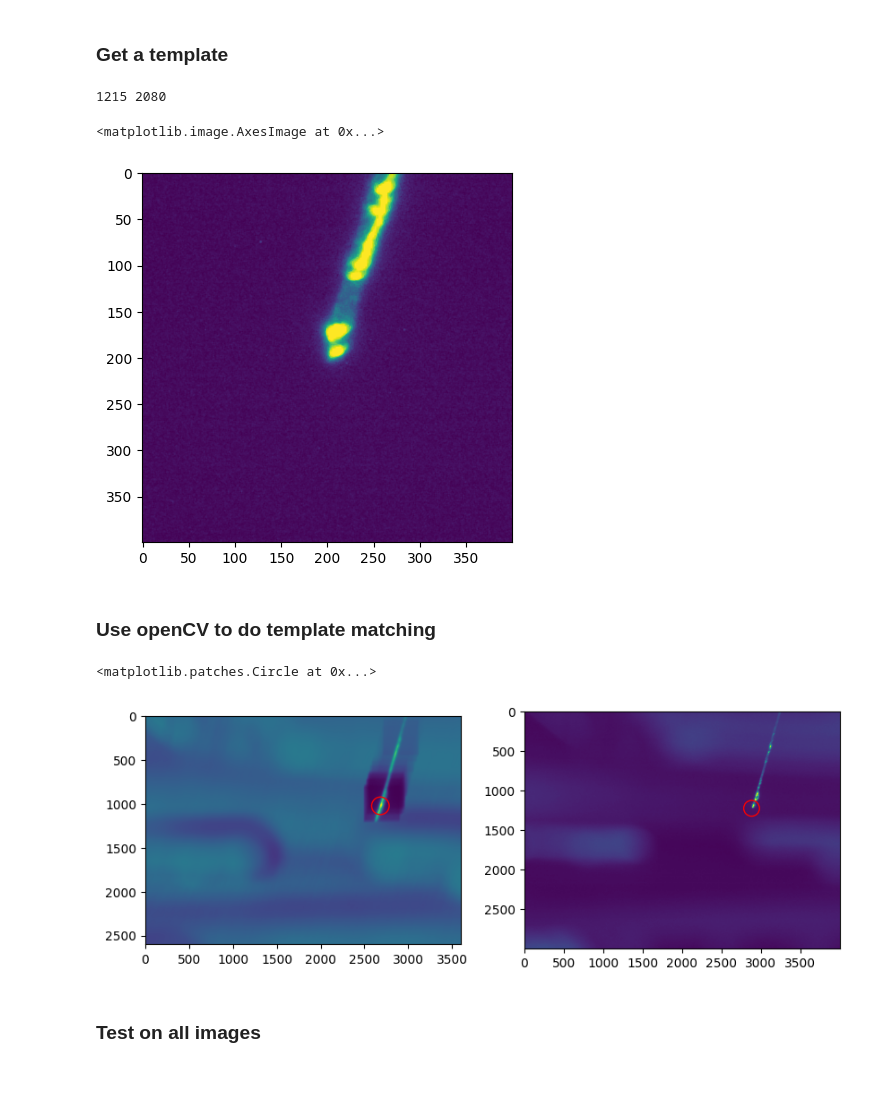
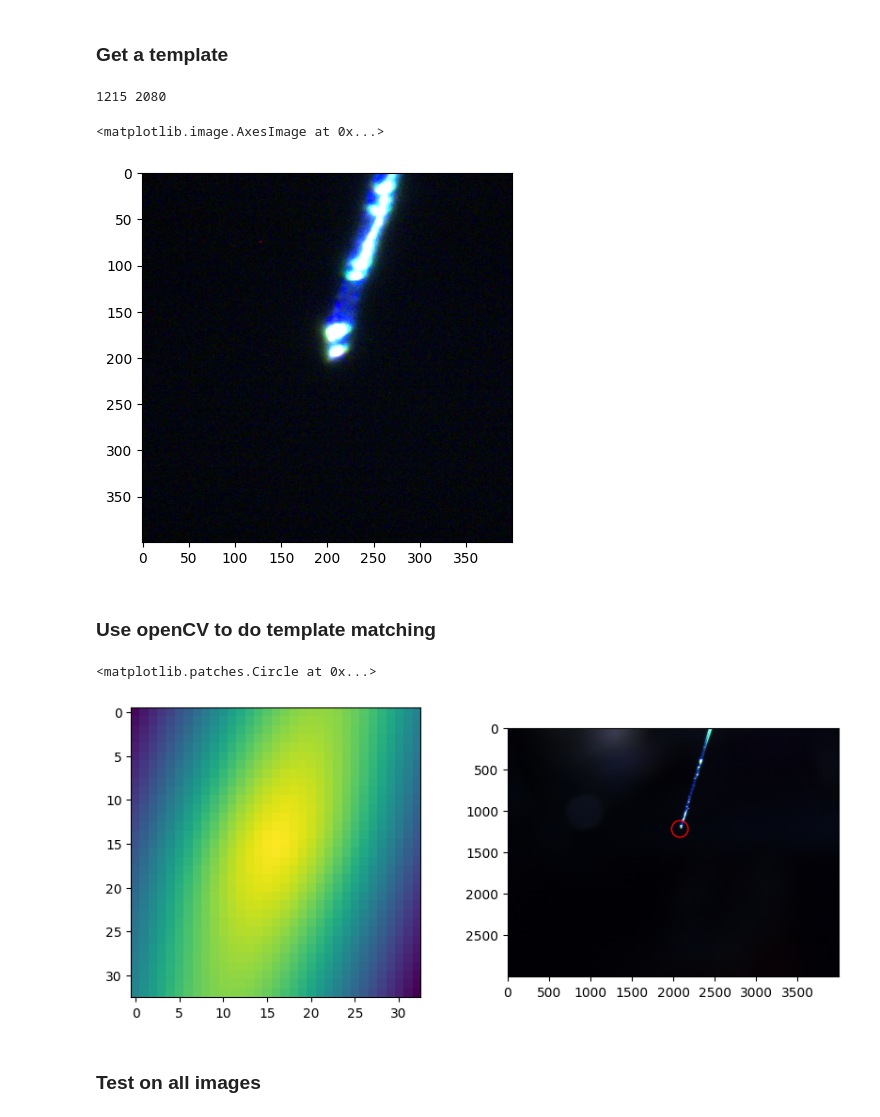
Before and after one commit to chronopoulos/parallax, a Jupyter notebook: tools/tip_detection.ipynb, the cells around one changed output. Drawn from its saved outputs; the diff is of its cells as text; code cells hidden in the pictures; blank space fills up the shorter version.

Commit message:
test fast detection in nb

```diff
--- a/tools/tip_detection.ipynb
+++ b/tools/tip_detection.ipynb
@@ -24,7 +24,7 @@ import matplotlib.pyplot as plt
 img_file = list(meta.keys())[0]
 
 def load_image(filename):
-    return plt.imread(filename).mean(axis=2)
+    return plt.imread(filename)
 
 img = load_image(img_file)
 
@@ -52,41 +52,77 @@ plt.imshow(template)
 # %% [output]
 1215 2080
 <matplotlib.image.AxesImage at 0x...>
-[figure, old version]
+[figure, new version]
 # %% [markdown]
 ### Use openCV to do template matching
 # %%
 import cv2 as cv
 
 # method = cv.TM_CCOEFF
 # method = cv.TM_CCOEFF_NORMED
 # method = cv.TM_CCORR
 method = cv.TM_CCORR_NORMED
 # method = cv.TM_SQDIFF
 # method = cv.TM_SQDIFF_NORMED
 
 def template_match(img, template):
     res = cv.matchTemplate(img, template, method)
     if method == cv.TM_SQDIFF_NORMED:
         ext = res.argmin()
     else:
         ext = res.argmax()
     mx = np.array(np.unravel_index(ext, res.shape))
     return res, mx
 
-res, mx = template_match(img, template)
+
+
+def fast_template_match(img, template, method, downsample=8):
+    """2-stage template match for better performance
+    """
+    # should we look for min or max in match results
+    ext_method = 'argmax'
+    if method in (cv.TM_SQDIFF, cv.TM_SQDIFF_NORMED):
+        ext_method = 'argmin'
+
+    # first convert to greyscale
+    img = img.mean(axis=2)
+    template = template.mean(axis=2)
+
+    # do a quick template match on downsampled images
+    img2 = img[::downsample, ::downsample]
+    template2 = template[::downsample, ::downsample]
+
+    res = cv.matchTemplate(img2, template2, method)
+    ext = getattr(res, ext_method)()
+    mx = np.array(np.unravel_index(ext, res.shape)) * downsample
+
+    crop = [
+        (max(0, mx[0] - downsample*2), mx[0] + template.shape[0] + downsample*2),
+        (max(0, mx[1] - downsample*2), mx[1] + template.shape[1] + downsample*2),
+    ]
+
+    img3 = img[crop[0][0]:crop[0][1], crop[1][0]:crop[1][1]]
+    res = cv.matchTemplate(img3, template, method)
+    ext = getattr(res, ext_method)()
+    mx = np.array(np.unravel_index(ext, res.shape))
+
+    return res, mx + [crop[0][0], crop[1][0]]
+
+
+
+res, mx = fast_template_match(img, template, method)
 
 fig, ax = plt.subplots(1, 2, figsize=(10, 4))
 ax[0].imshow(res)
 circle = plt.Circle(mx[::-1], 100, edgecolor='red', fill=False)
 ax[0].add_artist(circle)
 
 ax[1].imshow(img)
 circle2 = plt.Circle(mx[::-1]+template_radius, 100, edgecolor='red', fill=False)
 ax[1].add_artist(circle2)
 # %% [output]
 <matplotlib.patches.Circle at 0x...>
-[figure, old version]
+[figure, new version]
 # %% [markdown]
 ### Test on all images
 # %%
```
Also changed, not shown: parts of 3 cells of this notebook.
